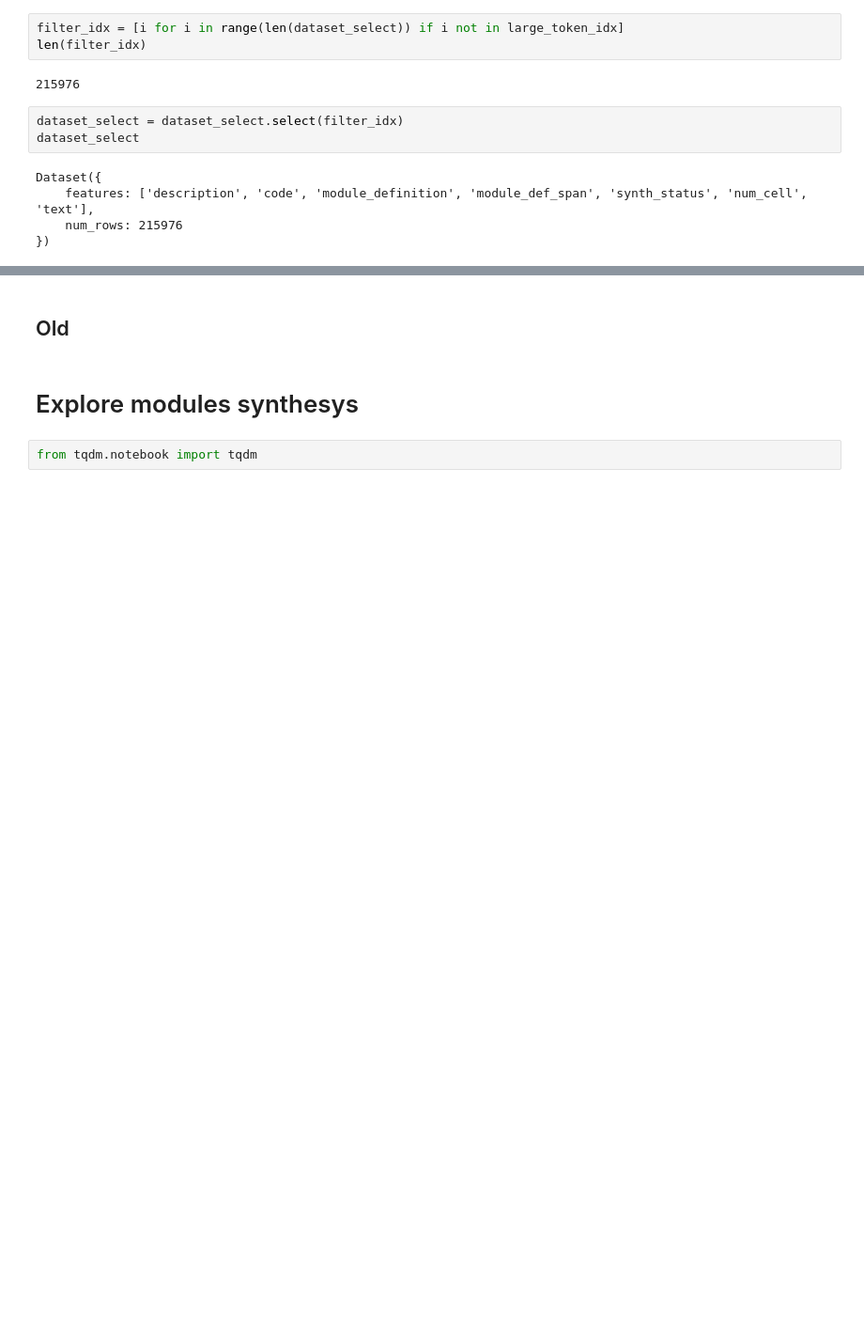
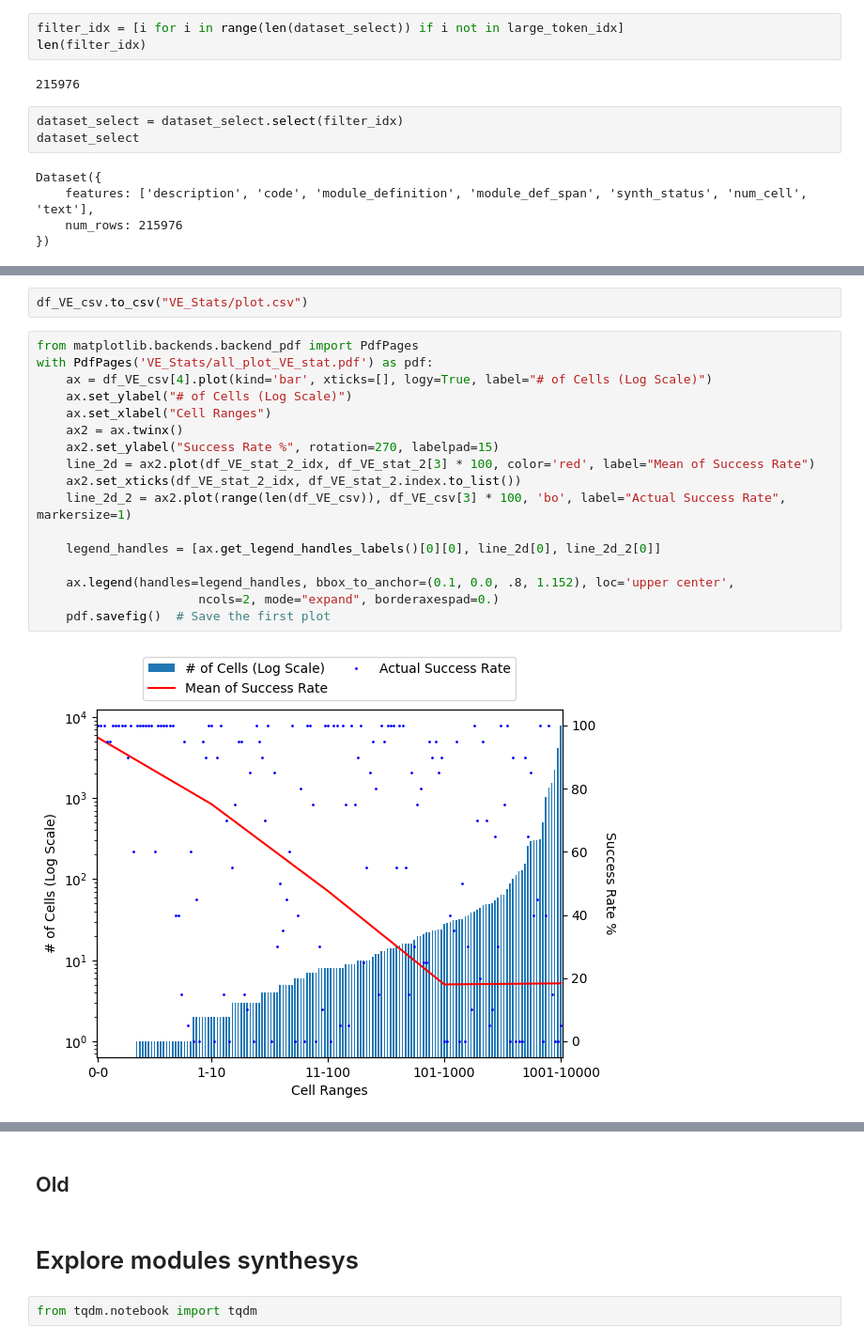
Before and after one commit to ngminhthanh12a3/GNU_COMBA, a Jupyter notebook: src/PyraNetExplore.ipynb, the cells around one changed output, grey strips where cells are left out. Shown at 94% size. Drawn from its saved outputs; the diff is of its cells as text; blank space fills up the shorter version.

```diff
--- a/src/PyraNetExplore.ipynb
+++ b/src/PyraNetExplore.ipynb
@@ -1122,0 +1314,21 @@ Dataset({
+# %%
+df_VE_csv.to_csv("VE_Stats/plot.csv")
+# %%
+from matplotlib.backends.backend_pdf import PdfPages
+with PdfPages('VE_Stats/all_plot_VE_stat.pdf') as pdf:
+    ax = df_VE_csv[4].plot(kind='bar', xticks=[], logy=True, label="# of Cells (Log Scale)")
+    ax.set_ylabel("# of Cells (Log Scale)")
+    ax.set_xlabel("Cell Ranges")
+    ax2 = ax.twinx()
+    ax2.set_ylabel("Success Rate %", rotation=270, labelpad=15)
+    line_2d = ax2.plot(df_VE_stat_2_idx, df_VE_stat_2[3] * 100, color='red', label="Mean of Success Rate")
+    ax2.set_xticks(df_VE_stat_2_idx, df_VE_stat_2.index.to_list())
+    line_2d_2 = ax2.plot(range(len(df_VE_csv)), df_VE_csv[3] * 100, 'bo', label="Actual Success Rate", markersize=1)
+
+    legend_handles = [ax.get_legend_handles_labels()[0][0], line_2d[0], line_2d_2[0]]
+
+    ax.legend(handles=legend_handles, bbox_to_anchor=(0.1, 0.0, .8, 1.152), loc='upper center',
+                      ncols=2, mode="expand", borderaxespad=0.)
+    pdf.savefig()  # Save the first plot
+# %% [output]
+[figure, added]
```
Also changed, not shown: parts of 15 cells of this notebook, 21 other files.
